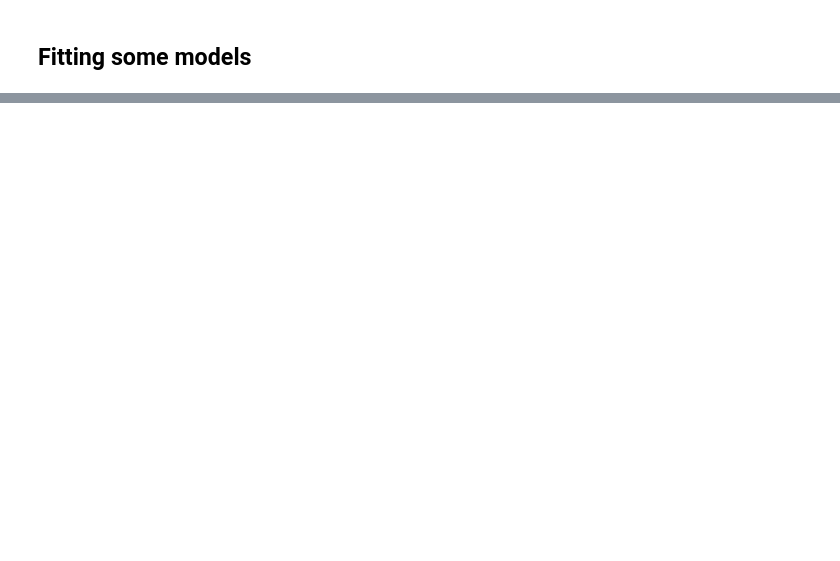
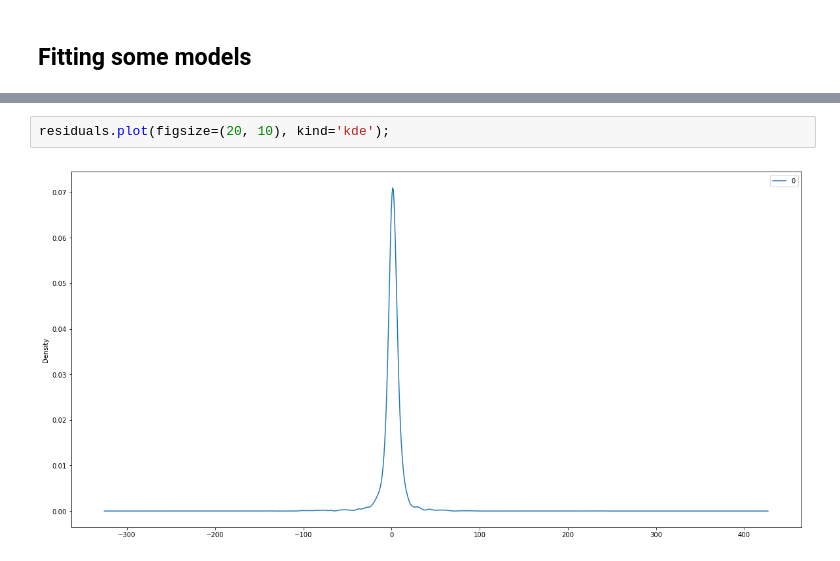
Before and after one commit to gianpy15/DMProject, a Jupyter notebook: notebooks/Gianpy/first_model.ipynb, the cells around one changed output, grey strips where cells are left out. Cells and saved outputs as stored; diff of their text form; blank space fills up the shorter version.

```diff
--- a/notebooks/Gianpy/first_model.ipynb
+++ b/notebooks/Gianpy/first_model.ipynb
@@ -90,0 +184,4 @@ results_model.summary()
+# %%
+residuals.plot(figsize=(20, 10), kind='kde');
+# %% [output]
+[figure, added]
```
Also changed, not shown: parts of 18 cells of this notebook, 2 other files.
